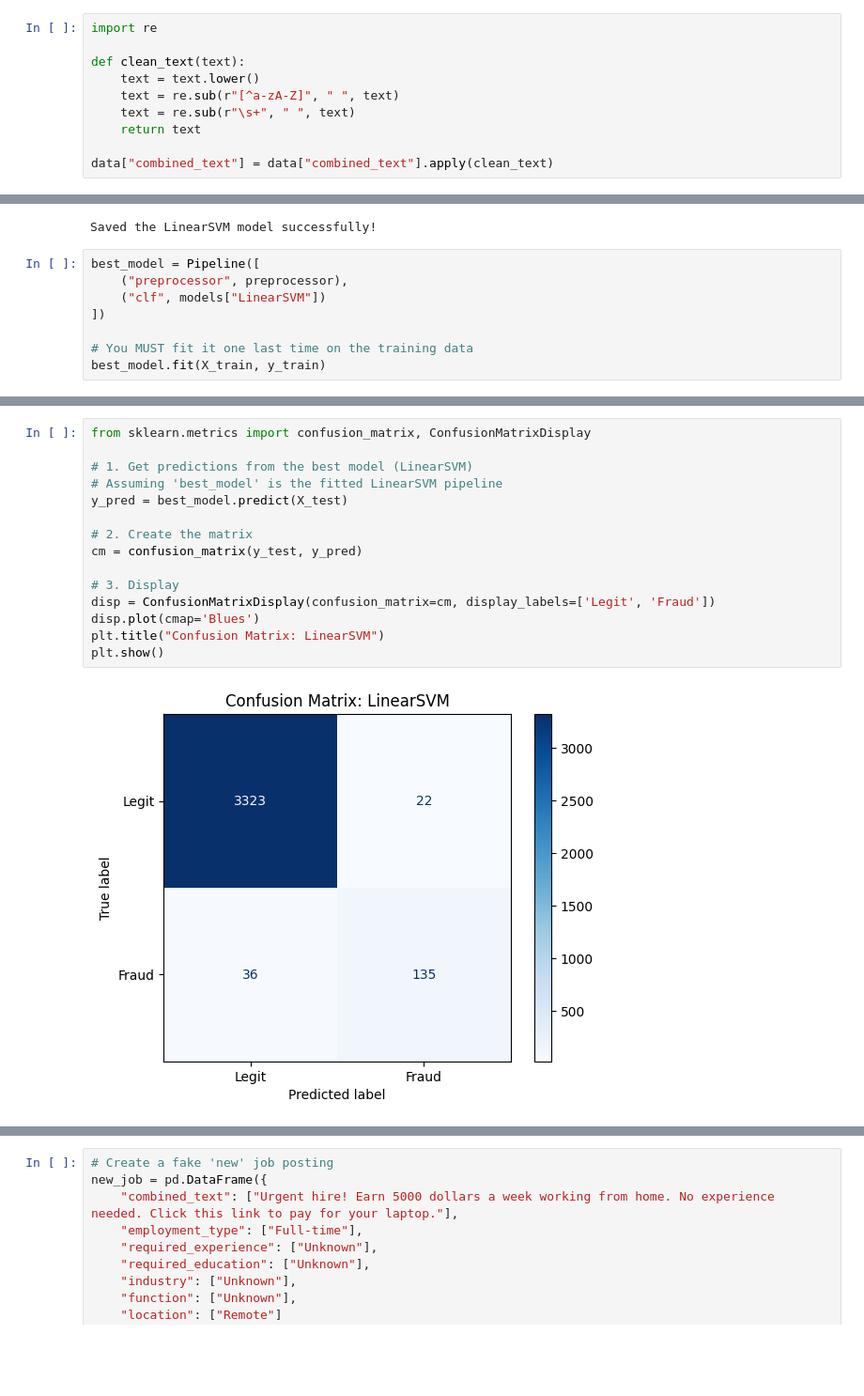
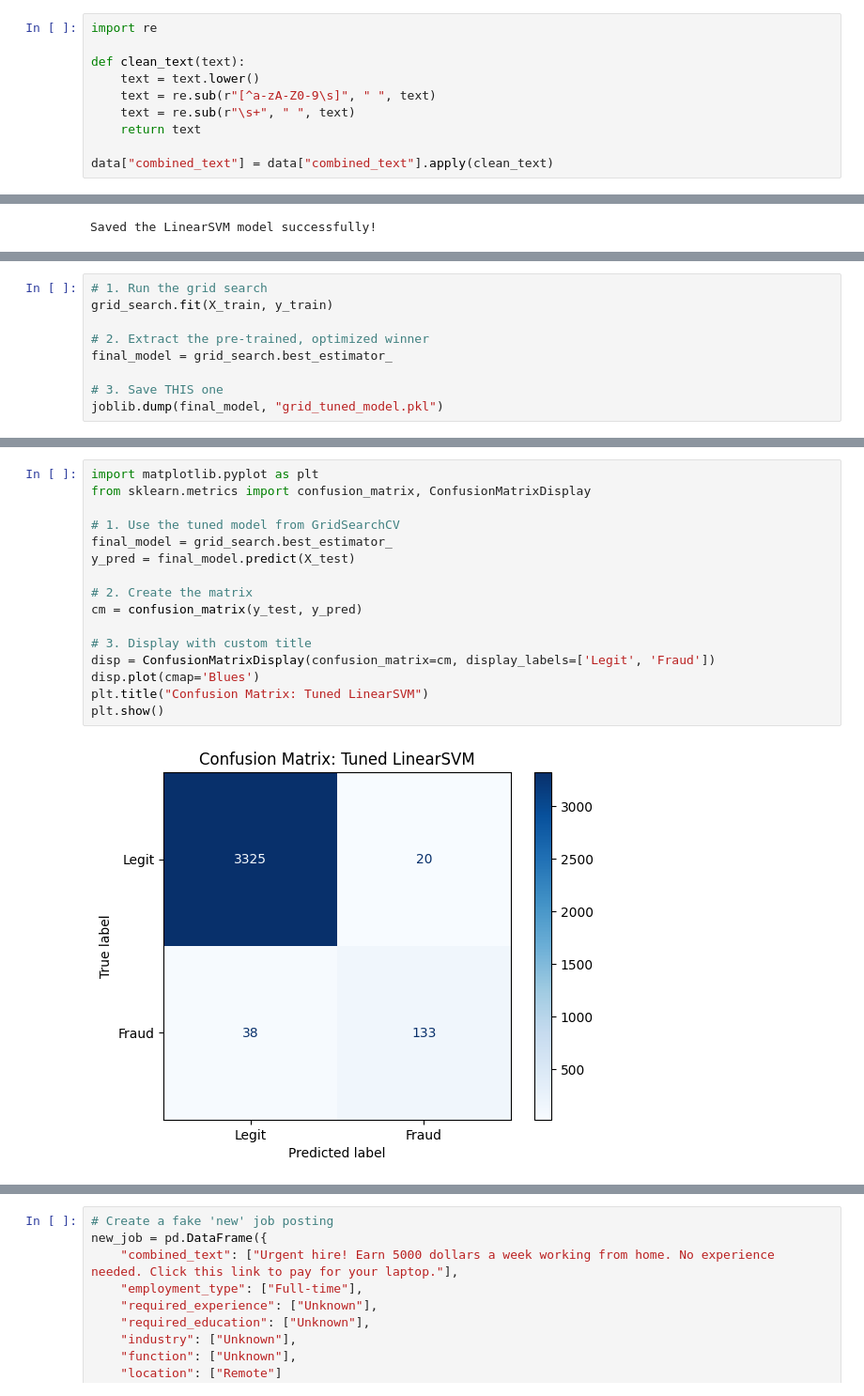
Before and after one commit to 12sandra/Data-Science-Projects, a Jupyter notebook: model_fake_job_prediction.ipynb, the cells around one changed output, grey strips where cells are left out. Shown at 94% size. Saved outputs shown, nothing was run; the diff lists cells and outputs as text; blank space fills up the shorter version.

```diff
--- a/model_fake_job_prediction.ipynb
+++ b/model_fake_job_prediction.ipynb
@@ -202,7 +199,7 @@ import re
 
 def clean_text(text):
     text = text.lower()
-    text = re.sub(r"[^a-zA-Z]", " ", text)
+    text = re.sub(r"[^a-zA-Z0-9\s]", " ", text)
     text = re.sub(r"\s+", " ", text)
     return text
 
@@ -324,11 +320,3 @@ joblib.dump(final_pipeline, "optimized_fraud_model.pkl")
 print(f"Saved the {best_model_name} model successfully!")
 # %% [output]
 Saved the LinearSVM model successfully!
-# %%
-best_model = Pipeline([
-    ("preprocessor", preprocessor),
-    ("clf", models["LinearSVM"])
-])
-
-# You MUST fit it one last time on the training data
-best_model.fit(X_train, y_train)
@@ -352,0 +365,9 @@ Pipeline(steps=[('preprocessor',
+# %%
+# 1. Run the grid search
+grid_search.fit(X_train, y_train)
+
+# 2. Extract the pre-trained, optimized winner
+final_model = grid_search.best_estimator_
+
+# 3. Save THIS one
+joblib.dump(final_model, "grid_tuned_model.pkl")
@@ -372,21 +395,22 @@ print(classification_report(y_test, y_pred, target_names=['Legit', 'Fraud']))
 weighted avg       0.98      0.98      0.98      3516
 # %%
+import matplotlib.pyplot as plt
 from sklearn.metrics import confusion_matrix, ConfusionMatrixDisplay
 
-# 1. Get predictions from the best model (LinearSVM)
-# Assuming 'best_model' is the fitted LinearSVM pipeline
-y_pred = best_model.predict(X_test)
+# 1. Use the tuned model from GridSearchCV
+final_model = grid_search.best_estimator_
+y_pred = final_model.predict(X_test)
 
 # 2. Create the matrix
 cm = confusion_matrix(y_test, y_pred)
 
-# 3. Display
+# 3. Display with custom title
 disp = ConfusionMatrixDisplay(confusion_matrix=cm, display_labels=['Legit', 'Fraud'])
 disp.plot(cmap='Blues')
-plt.title("Confusion Matrix: LinearSVM")
+plt.title("Confusion Matrix: Tuned LinearSVM")
 plt.show()
 # %% [output]
-[figure, old version]
+[figure, new version]
 # %%
 from sklearn.metrics import roc_auc_score
 
```
Also changed, not shown: parts of 15 cells of this notebook.
